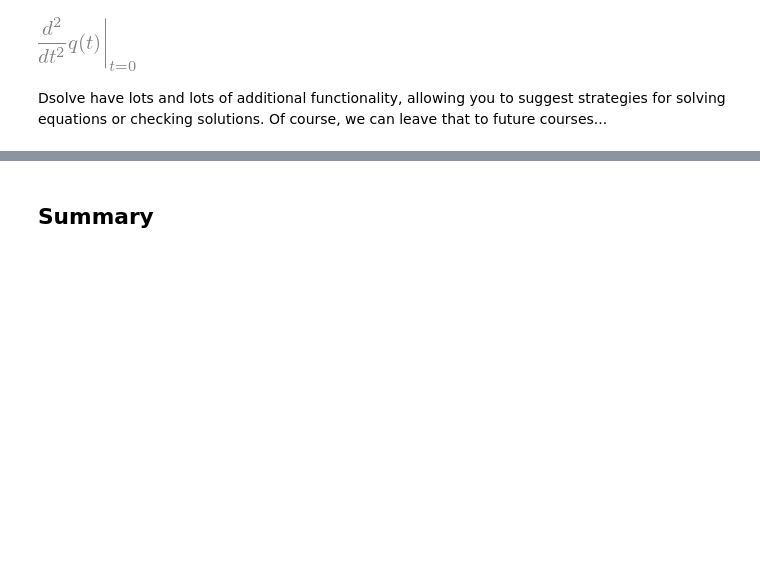
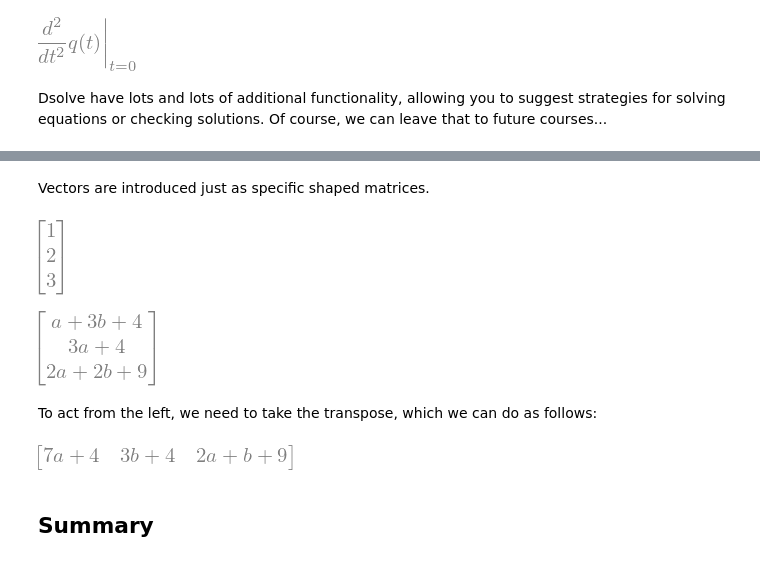
Before and after one commit to drgreen/Phys41_W25, a Jupyter notebook: Topic6c Sympy.ipynb, the cells around one changed output, grey strips where cells are left out. Saved outputs shown, nothing was run; the diff lists cells and outputs as text; code cells hidden in the pictures; blank space fills up the shorter version.

```diff
--- a/Topic6c Sympy.ipynb
+++ b/Topic6c Sympy.ipynb
@@ -329,3 +353,20 @@ Dsolve have lots and lots of additional functionality, allowing you to suggest s
+# %% [markdown]
+Vectors are introduced just as specific shaped matrices.
+# %%
+K= sympy.Matrix(3,1,[1,2,3])
+K
+# %% [output]
+[figure, added]
+# %%
+A*K
+# %% [output]
+[figure, added]
+# %% [markdown]
+To act from the left, we need to take the transpose, which we can do as follows:
+# %%
+K.T*A
+# %% [output]
+[figure, added]
 # %% [markdown]
 ## Summary
 # %% [markdown]
```
Also changed, not shown: parts of 8 cells of this notebook, 1 other file.
